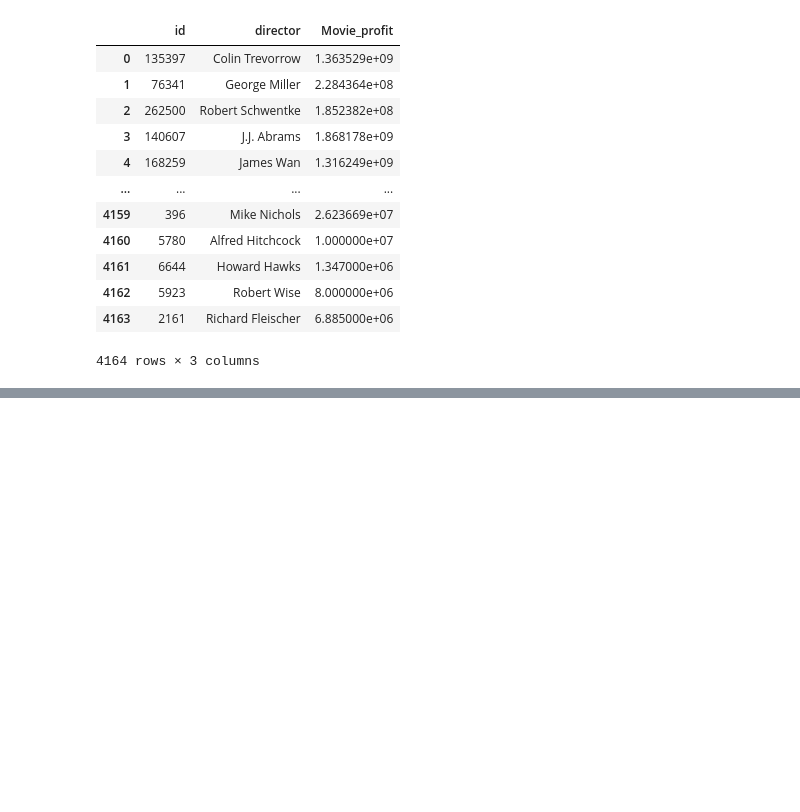
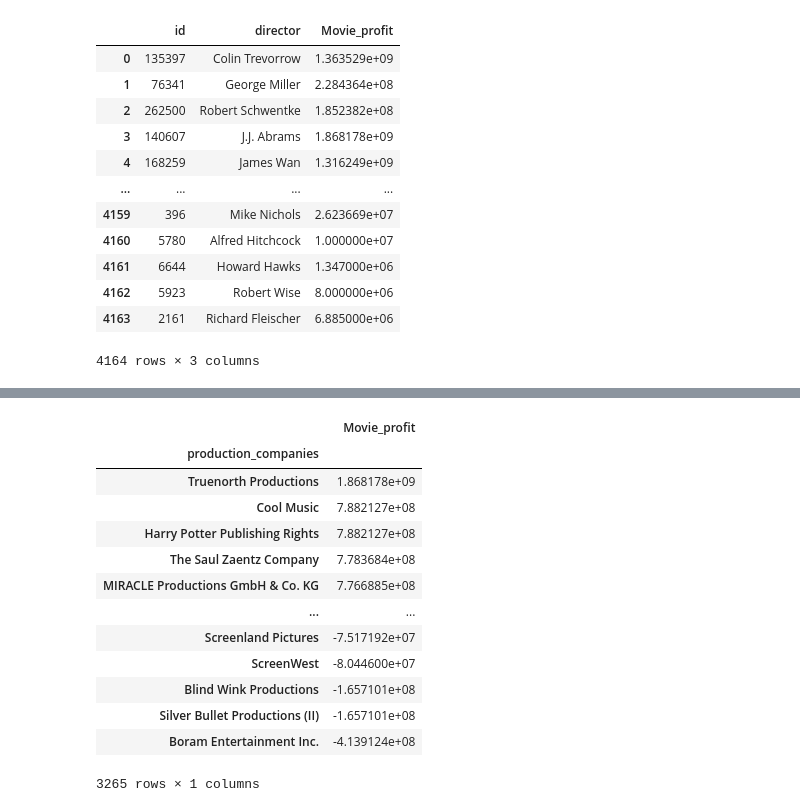
Before and after one commit to YousefSaber/Data-Analysis-Project, a Jupyter notebook: Analysis.ipynb, the cells around one changed output, grey strips where cells are left out. Saved outputs shown, nothing was run; the diff lists cells and outputs as text; code cells hidden in the pictures; blank space fills up the shorter version.

```diff
--- a/Analysis.ipynb
+++ b/Analysis.ipynb
@@ -428,0 +399,2 @@ director.to_csv("director")
+# %%
+production_companies = split('production_companies')
@@ -428,0 +423,17 @@ director.to_csv("director")
+# %%
+production_companies.groupby(by='production_companies').median().sort_values(by='Movie_profit',ascending=False)
+# %% [output]
+|  | Movie_profit |
+| production_companies |  |
+| Truenorth Productions | 1.868178e+09 |
+| Cool Music | 7.882127e+08 |
+| Harry Potter Publishing Rights | 7.882127e+08 |
+| The Saul Zaentz Company | 7.783684e+08 |
+| MIRACLE Productions GmbH & Co. KG | 7.766885e+08 |
+| ... | ... |
+| Screenland Pictures | -7.517192e+07 |
+| ScreenWest | -8.044600e+07 |
+| Blind Wink Productions | -1.657101e+08 |
+| Silver Bullet Productions (II) | -1.657101e+08 |
+| Boram Entertainment Inc. | -4.139124e+08 |
+3265 rows × 1 columns
```
Also changed, not shown: parts of 35 cells of this notebook, 3 other files.
